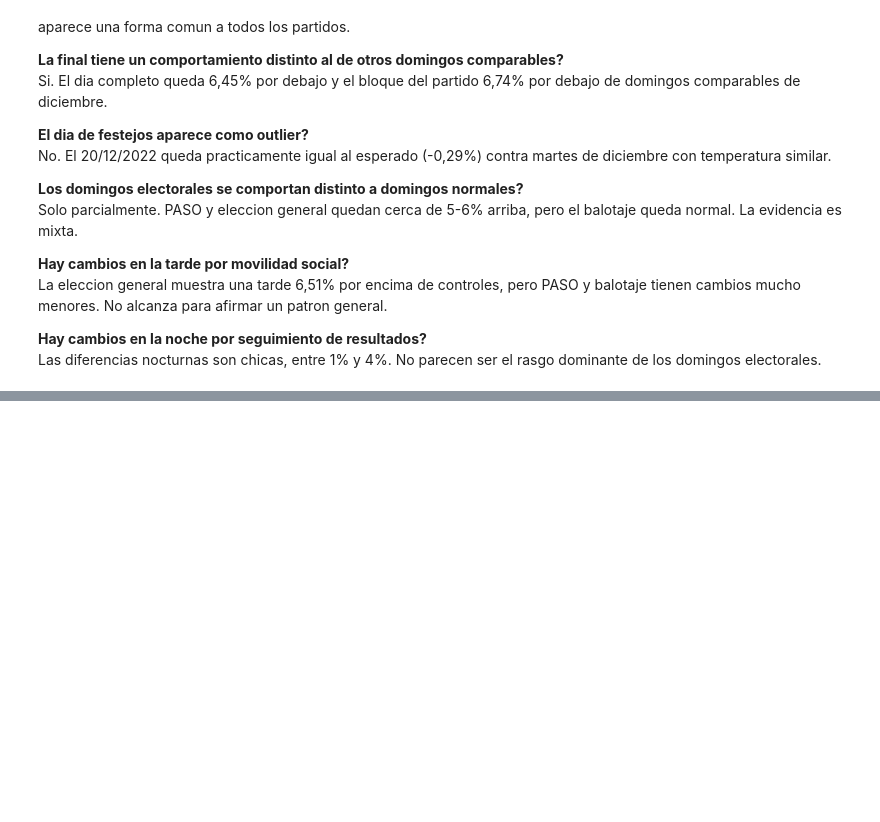
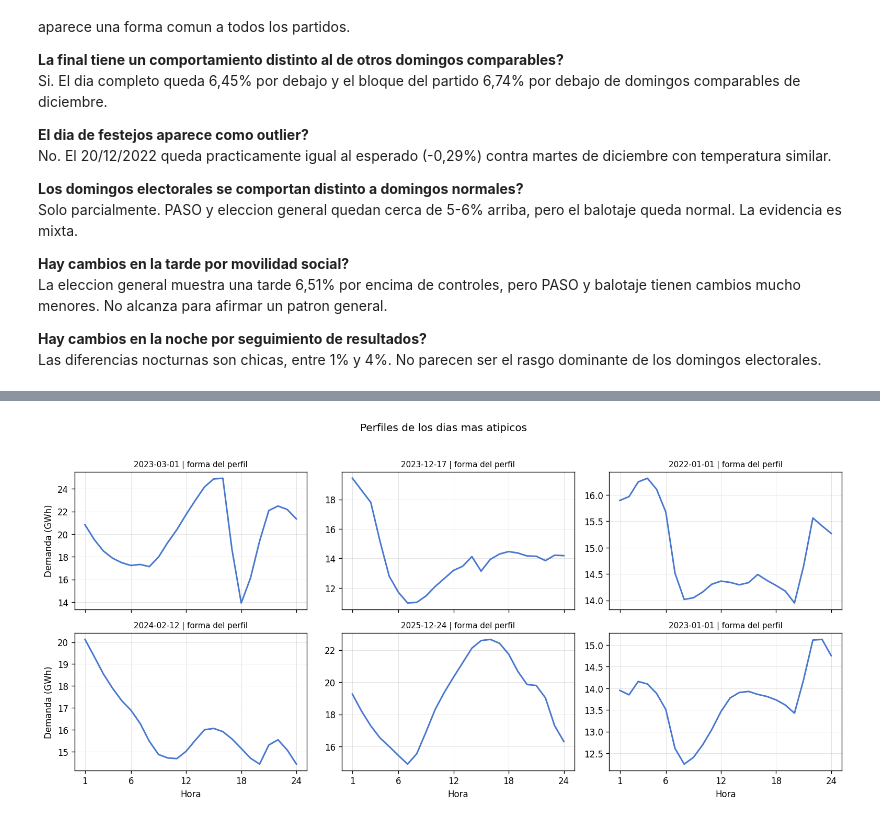
Before and after one commit to biancapaz/tp_final_ml, a Jupyter notebook: notebooks/eda.ipynb, the cells around one changed output, grey strips where cells are left out. Saved outputs shown, nothing was run; the diff lists cells and outputs as text; code cells hidden in the pictures; blank space fills up the shorter version.

```diff
--- a/notebooks/eda.ipynb
+++ b/notebooks/eda.ipynb
@@ -819,0 +906,4 @@ Las diferencias nocturnas son chicas, entre 1% y 4%. No parecen ser el rasgo dom
+# %%
+plot_top_outlier_profiles(outlier_features)
+# %% [output]
+[figure, added]
```
Also changed, not shown: parts of 12 cells of this notebook, 1 other file.
